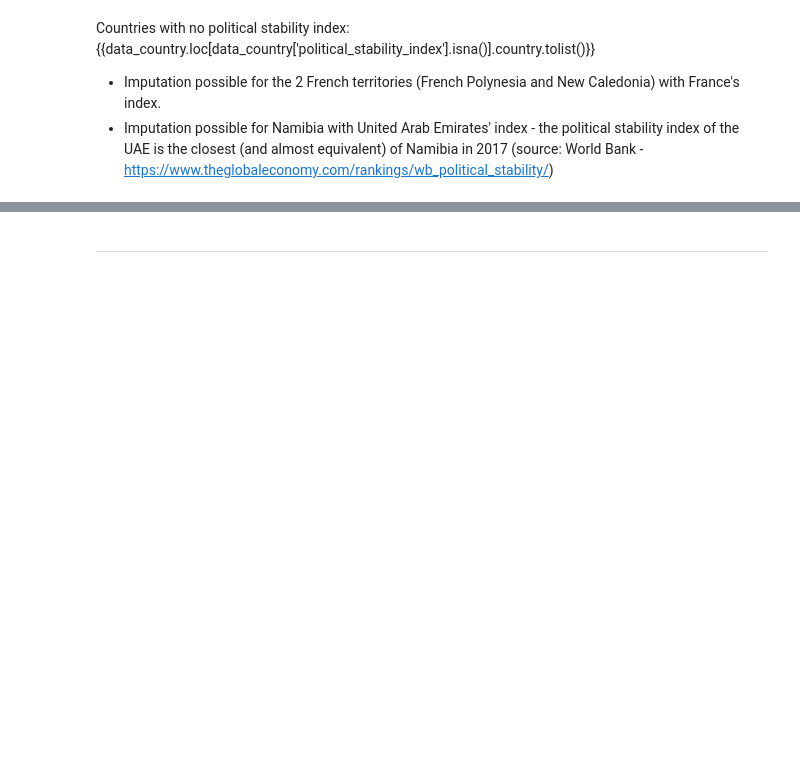
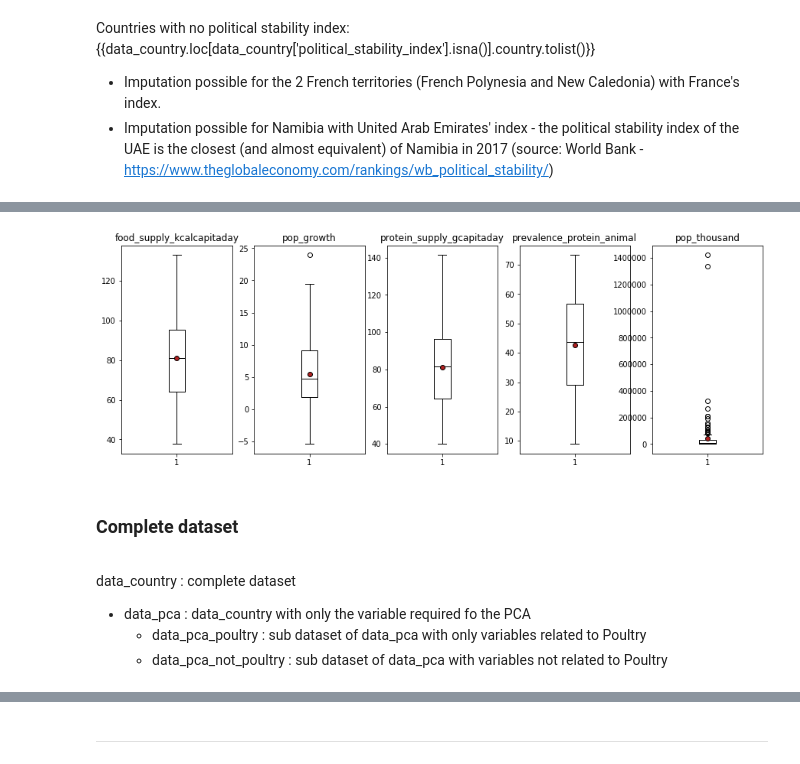
Before and after one commit to Michael-Orange/MarketStudy_ChickenExports_OC, a Jupyter notebook: P5_preparation.ipynb, the cells around one changed output, grey strips where cells are left out. Saved outputs shown, nothing was run; the diff lists cells and outputs as text; code cells hidden in the pictures; blank space fills up the shorter version.

Commit message:
add boxplot

```diff
--- a/P5_preparation.ipynb
+++ b/P5_preparation.ipynb
@@ -338,19 +348,18 @@ data_country['dom_supply+exports_poultry_tons'] = data_country['domestic_supply_
 # %%
-#growth Poultry Domestic Supply+Exports
-data_country['growth_supply+exports_poultry'] = np.where(data_country['dom_supply+exports_poultry_tons_2013'] != 0,
-             (data_country['dom_supply+exports_poultry_tons'] / data_country['dom_supply+exports_poultry_tons_2013'] - 1) * 100, 0)
+#growth Production Poultry
+data_country['growth_prod_poultry'] = np.where(data_country['prod_poultry_tons_2013'] != 0,
+             (data_country['prod_poultry_tons'] / data_country['prod_poultry_tons_2013'] - 1) * 100, 0)
 # %%
 #Prevalence of imports in the domestic supply
-data_country['prevalence_imports_poultry_supply+exports'] = np.where(data_country['dom_supply+exports_poultry_tons'] != 0, \
-                                                             data_country['import_poultry_tons'] / data_country['dom_supply+exports_poultry_tons'] * 100, 0)
+data_country['prevalence_imports_poultry'] = np.where(data_country['food_poultry_tons'] != 0, \
+                                                             data_country['import_poultry_tons'] / data_country['food_poultry_tons'] * 100, 0)
 # %%
 #Prevalence of Production in the domestic supply
-data_country['prevalence_prod_poultry_supply+exports'] = np.where(data_country['dom_supply+exports_poultry_tons'] != 0, \
-                                                             data_country['production_poultry_tons'] / data_country['dom_supply+exports_poultry_tons'] * 100, 0)
+data_country['prevalence_prod_poultry'] = np.where(data_country['food_poultry_tons'] != 0, \
+                                                             data_country['prod_poultry_tons'] / data_country['food_poultry_tons'] * 100, 0)
 # %%
 #remove column not needed for the analysis
-data_country.drop(['production_poultry_tons_2013', 'import_poultry_tons_2013', 'domestic_supply_poultry_tons_2013',
-                   'dom_supply+exports_poultry_tons_2013', 'export_poultry_tons_2013', 'export_poultry_tons', 'domestic_supply_poultry_tons']
+data_country.drop(['prod_poultry_tons_2013', 'import_poultry_tons_2013', 'food_poultry_tons_2013']
                   , axis = 1, inplace=True)
 # %% [markdown]
 <hr>
@@ -372,0 +428,21 @@ data_country.loc[data_country['country'] == 'Namibia', 'political_stability_inde
+# %%
+X=data_country_simplified.iloc[:,1:-1]
+
+medianprops = {'color':"black"}
+meanprops = {'marker':'o', 'markeredgecolor':'black', 'markerfacecolor':'firebrick'}
+
+i, j = 0, 0
+fig, ax = plt.subplots(1, 5, figsize = (15,5))
+for k in X.columns:
+            ax[i].boxplot(x=X[k], showmeans=True, meanprops=meanprops, medianprops=medianprops)
+            ax[i].set_title('{}'.format(k))
+            i = i +1
+# %% [output]
+[figure, added]
+# %% [markdown]
+<h3>Complete dataset</h3><a id='simplified'></a>
+# %% [markdown]
+data_country : complete dataset
+- data_pca : data_country with only the variable required fo the PCA
+    - data_pca_poultry : sub dataset of data_pca with only variables related to Poultry
+    - data_pca_not_poultry : sub dataset of data_pca with variables not related to Poultry
```
Also changed, not shown: parts of 33 cells of this notebook, 4 other files.
